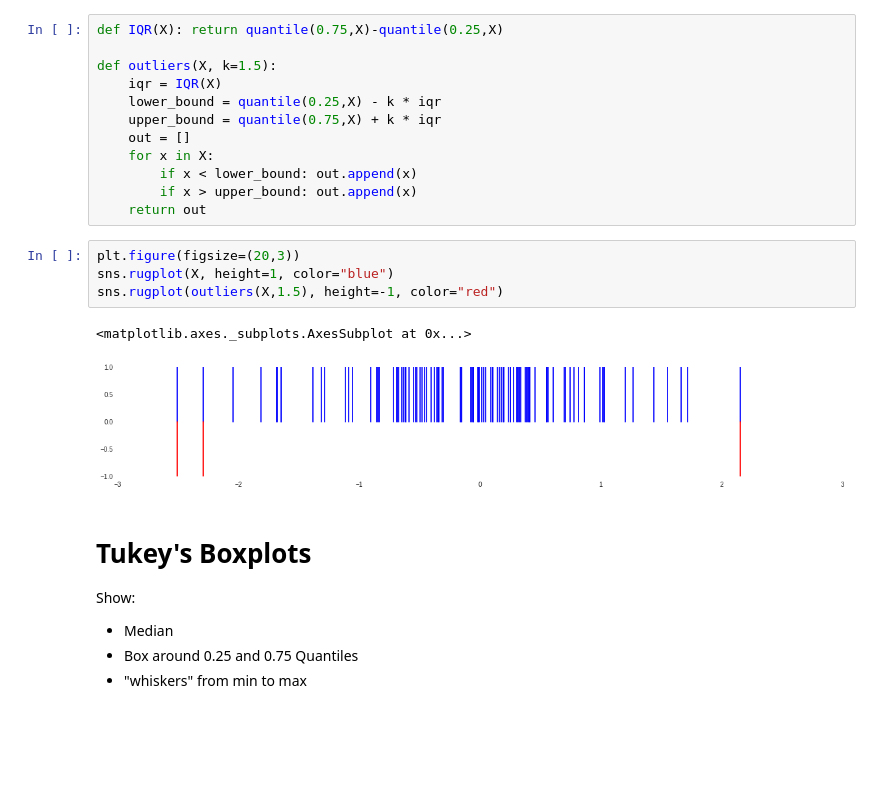
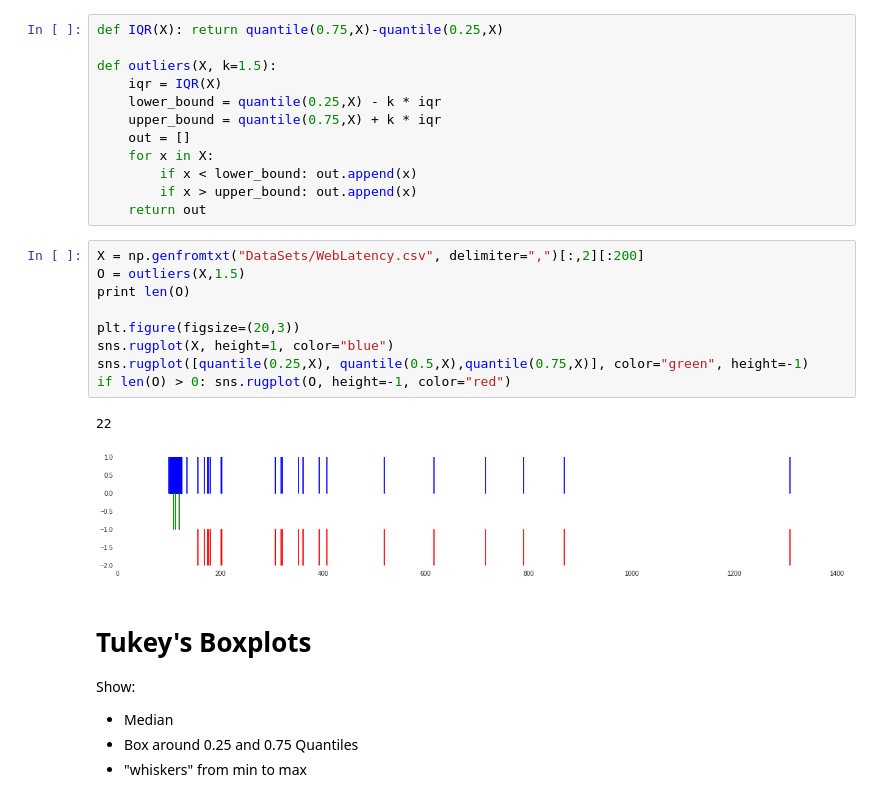
Before and after one commit to HeinrichHartmann/Statistics-for-Engineers, a Jupyter notebook: Episode 4 -- Quantiles and Outliers.ipynb, the cells around one changed output. Saved outputs shown, nothing was run; the diff lists cells and outputs as text; blank space fills up the shorter version.

```diff
--- a/Episode 4 -- Quantiles and Outliers.ipynb
+++ b/Episode 4 -- Quantiles and Outliers.ipynb
@@ -224,12 +235,17 @@ def outliers(X, k=1.5):
         if x > upper_bound: out.append(x)
     return out
 # %%
+X = np.genfromtxt("DataSets/WebLatency.csv", delimiter=",")[:,2][:200]
+O = outliers(X,1.5)
+print len(O)
+
 plt.figure(figsize=(20,3))
 sns.rugplot(X, height=1, color="blue")
-sns.rugplot(outliers(X,1.5), height=-1, color="red")
+sns.rugplot([quantile(0.25,X), quantile(0.5,X),quantile(0.75,X)], color="green", height=-1)
+if len(O) > 0: sns.rugplot(O, height=-1, color="red")
 # %% [output]
-<matplotlib.axes._subplots.AxesSubplot at 0x...>
+22
-[figure, old version]
+[figure, new version]
 # %% [markdown]
 # Tukey's Boxplots
 
```
Also changed, not shown: parts of 8 cells of this notebook, 7 other files.
